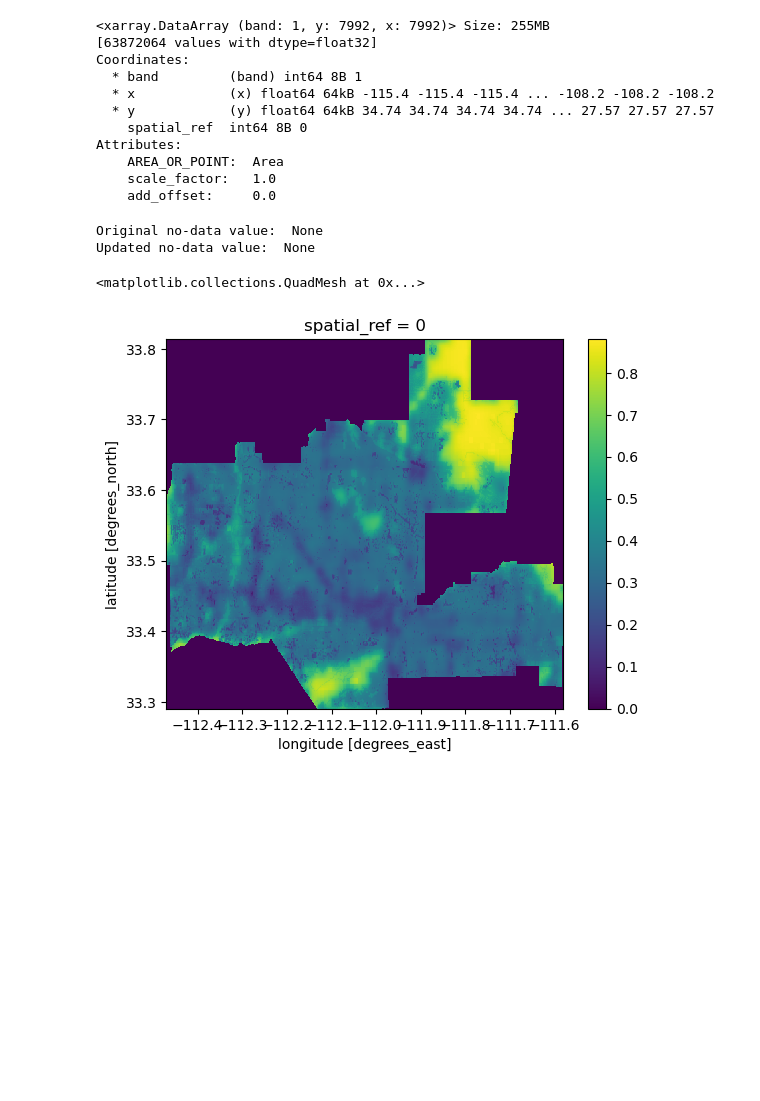
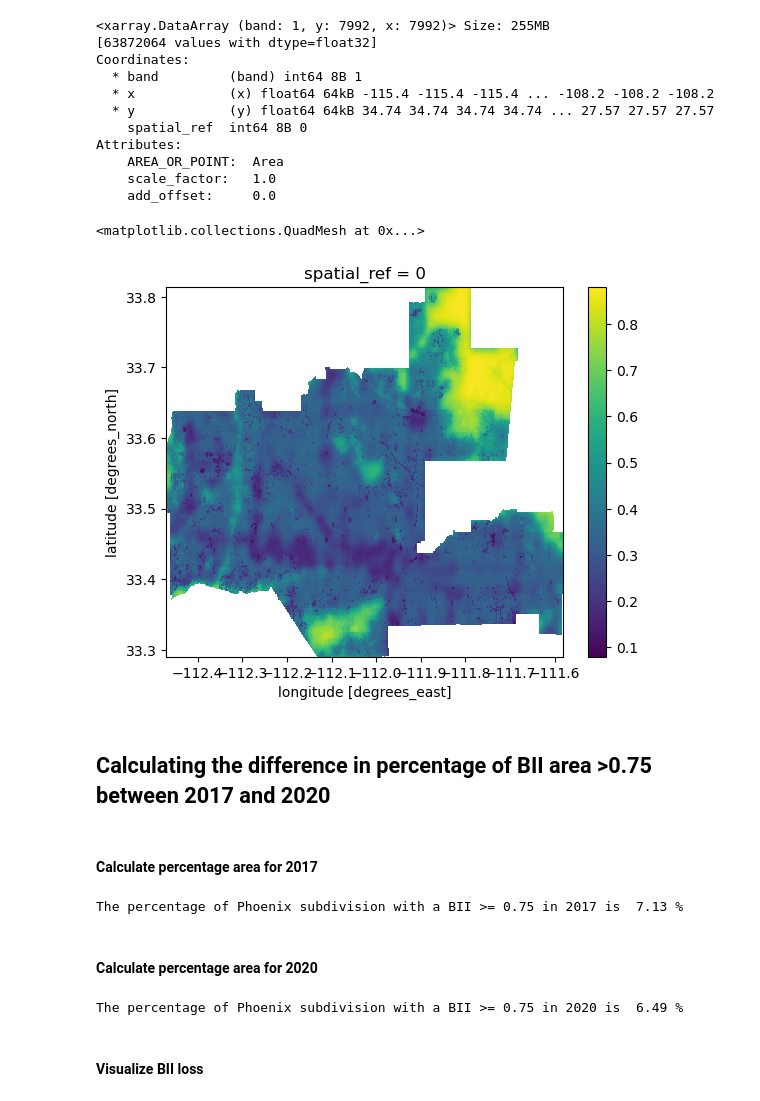
Before and after one commit to mmyiv/Changes-in-Biodiversity-Intactness-in-Arizona, a Jupyter notebook: biodiversity_impact.ipynb, the cells around one changed output. Drawn from its saved outputs; the diff is of its cells as text; code cells hidden in the pictures; blank space fills up the shorter version.

```diff
--- a/biodiversity_impact.ipynb
+++ b/biodiversity_impact.ipynb
@@ -172,10 +162,10 @@ bio_2017_clip.plot()
 #### 2020
 # %%
 # Get first item in the catalog search - 2020
-item = items[0]
+item2 = items[0]
 # %%
 # Access raster data from item
-bio_2020 = rioxr.open_rasterio(item.assets['data'].href)
+bio_2020 = rioxr.open_rasterio(item2.assets['data'].href)
 bio_2020
 # %% [output]
 <xarray.DataArray (band: 1, y: 7992, x: 7992)> Size: 255MB
@@ -201,22 +187,16 @@ bio_2020_bbox = bio_2020_bbox.to_crs(ph.crs)
 ph_match = ph.to_crs(bio_2020.rio.crs)
 
 assert bio_2020.rio.crs == ph_match.crs
-# %%
-# Print raster no-data value
-print('Original no-data value: ', bio_2020.rio.nodata)
-
-# Update raster's no-data value
-bio_2017 = bio_2017.rio.write_nodata(0)
-print('Updated no-data value: ', bio_2020.rio.nodata)
-# %% [output]
-Original no-data value:  None
-Updated no-data value:  None
 # %%
 # Clip raster to match Phoenix
-bio_2020_clip = (bio_2017.rio.clip_box(*ph_match.total_bounds)
+bio_2020_clip = (bio_2020.rio.clip_box(*ph_match.total_bounds)
                          .rio.clip(ph_match.geometry))
 # View
 bio_2020_clip.plot()
 # %% [output]
 <matplotlib.collections.QuadMesh at 0x...>
-[figure, old version]
+[figure, new version]
+# %% [markdown]
+## Calculating the difference in percentage of BII area >0.75 between 2017 and 2020
+# %% [markdown]
+#### Calculate percentage area for 2017
@@ -222,0 +206,15 @@ bio_2020_clip.plot()
+# %%
+# Find total number of pixels
+total_2017 = bio_2017_clip.count().item()
+
+# Find pixels with bii > 0.75
+values_2017 = bio_2017_bii.sum().item() # sum() adds pixels that are >0.75
+
+# Calculate percentage (part/whole)
+pct_2017 = round((values_2017/total_2017) * 100, 2)
+
+print("The percentage of Phoenix subdivision with a BII >= 0.75 in 2017 is ", round(pct_2017, 2), "%")
+# %% [output]
+The percentage of Phoenix subdivision with a BII >= 0.75 in 2017 is  7.13 %
+# %% [markdown]
+#### Calculate percentage area for 2020
@@ -222,0 +224,15 @@ bio_2020_clip.plot()
+# %%
+# Find total number of pixels
+total_2020 = bio_2020_clip.count().item()
+
+# Find pixels with bii > 0.75
+values_2020 = bio_2020_bii.sum().item() # sum() adds pixels that are >0.75
+
+# Calculate percentage (part/whole)
+pct_2020 = (values_2020 / total_2020) * 100
+
+print("The percentage of Phoenix subdivision with a BII >= 0.75 in 2020 is ", round(pct_2020, 2), "%")
+# %% [output]
+The percentage of Phoenix subdivision with a BII >= 0.75 in 2020 is  6.49 %
+# %% [markdown]
+#### Visualize BII loss
```
Also changed, not shown: parts of 13 cells of this notebook.
